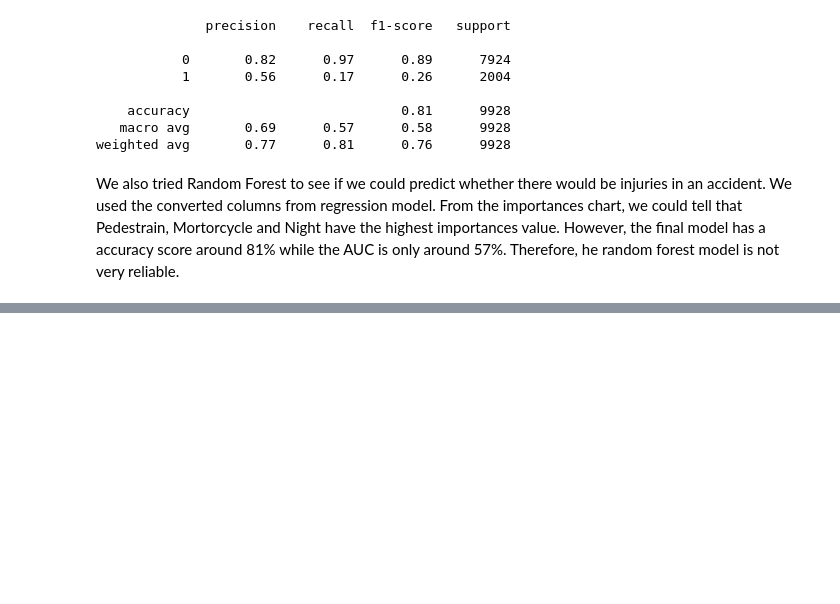
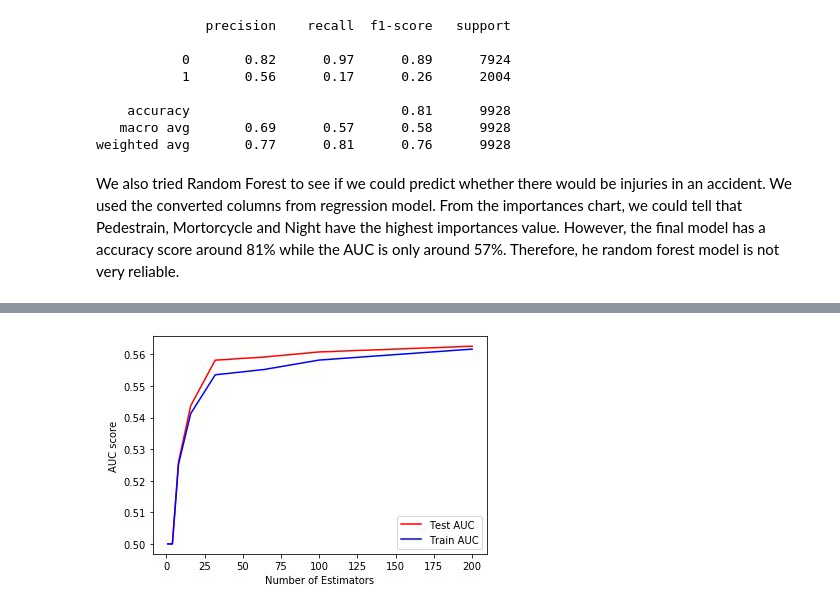
Before and after one commit to bmccxd/IST-5520-SP20-G1, a Jupyter notebook: Data Analysis-Group 1.ipynb, the cells around one changed output, grey strips where cells are left out. Cells and saved outputs as stored; diff of their text form; code cells hidden in the pictures; blank space fills up the shorter version.

```diff
--- a/Data Analysis-Group 1.ipynb
+++ b/Data Analysis-Group 1.ipynb
@@ -1456,0 +1602,4 @@ After understanding where the data comes from and what it includes, we are able
+# %%
+Image(filename='GBC_N_Estimators.jpg')
+# %% [output]
+[figure, added]
```
Also changed, not shown: parts of 26 cells of this notebook.
